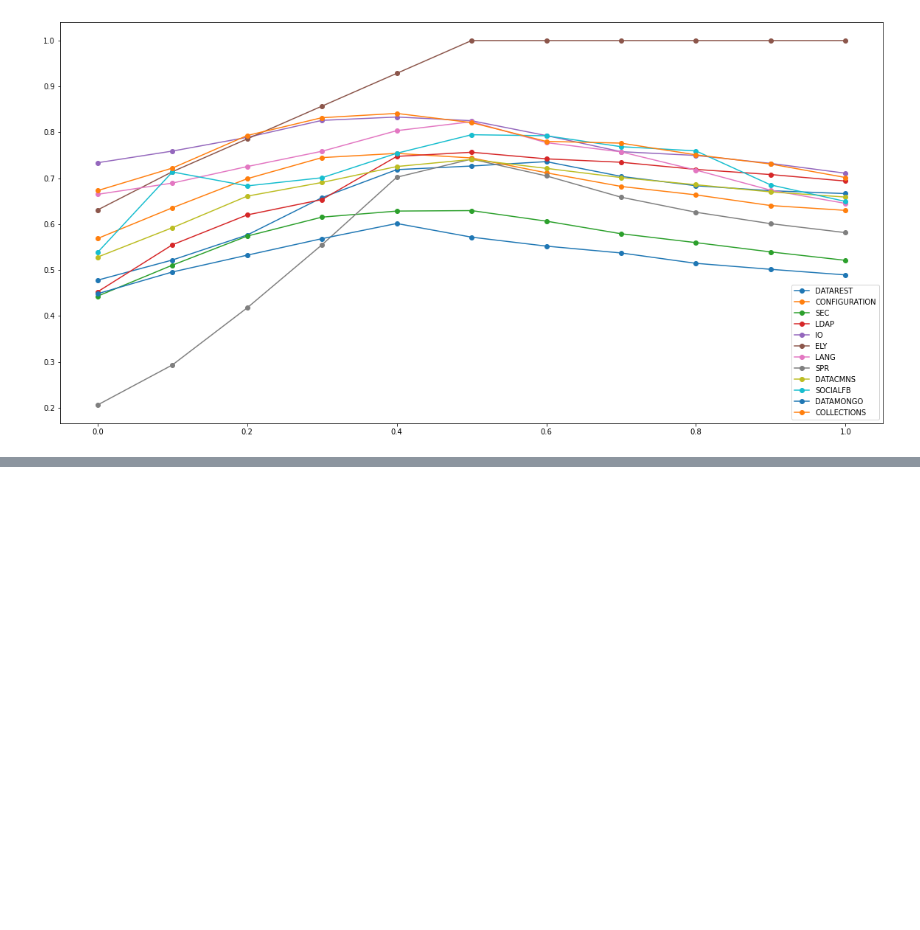
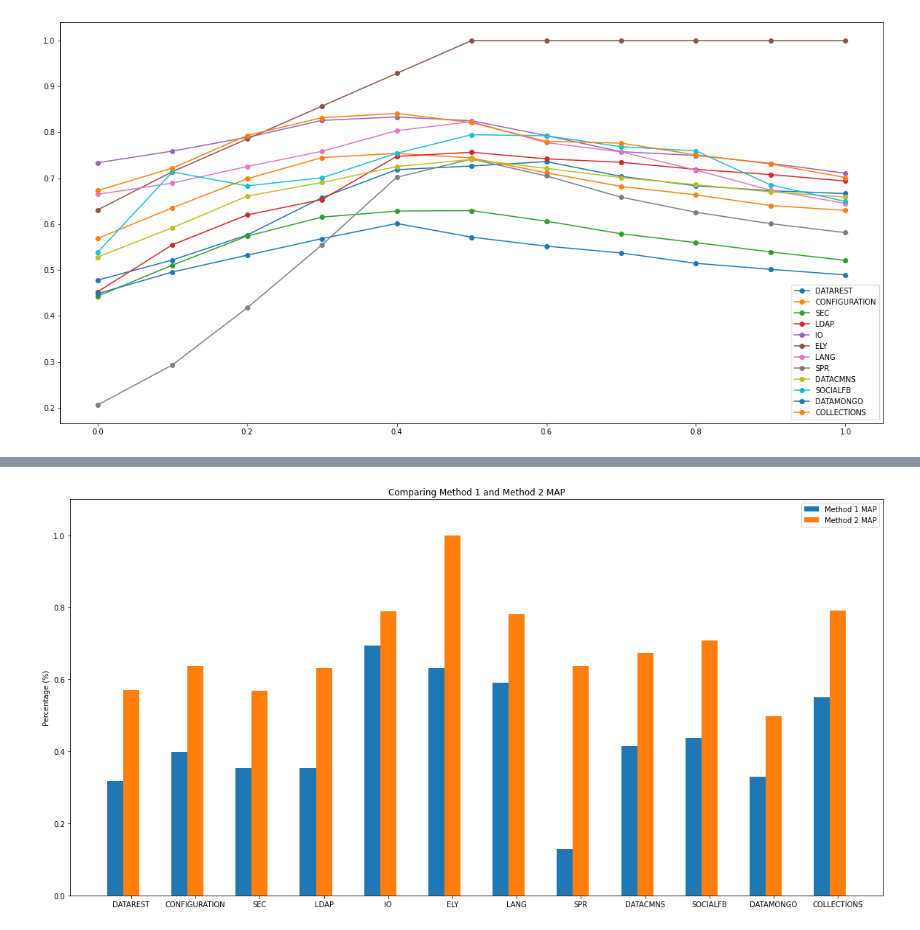
Before and after one commit to JeremyOlea/BugLocator, a Jupyter notebook: Method2.ipynb, the cells around one changed output, grey strips where cells are left out. Cells and saved outputs as stored; diff of their text form; code cells hidden in the pictures; blank space fills up the shorter version.

```diff
--- a/Method2.ipynb
+++ b/Method2.ipynb
@@ -743,0 +725,3 @@ create_line_graph(alpha_MRR)
+# %%
+method_1 = all_combined_alpha_performance_table[0]
+best_method_2 = all_combined_alpha_performance_table[5]
@@ -743,0 +760,22 @@ create_line_graph(alpha_MRR)
+# %%
+def visualize_compare_methods(df, df2, data_metric):
+    proj_x = df.index.to_numpy()
+    metric1 = df[data_metric].to_numpy()
+    metric2 = df2[data_metric].to_numpy()
+
+    upper_lim = max(np.amax(metric1), np.amax(metric2))
+
+    x_pos = np.arange(len(proj_x))
+    plt.figure(figsize=(20,10))
+    plt.xticks(x_pos, proj_x)
+    width = 0.25
+    plt.title(f'Comparing Method 1 and Method 2 {data_metric}')
+    plt.ylabel('Percentage (%)')
+    plt.ylim(0, upper_lim + 0.1*upper_lim)
+    plt.bar(x_pos - width, metric1, width=width, label=f'Method 1 {data_metric}')
+    plt.bar(x_pos, metric2,  width=width, label=f'Method 2 {data_metric}')
+    plt.legend()
+# %%
+visualize_compare_methods(method_1, best_method_2, 'MAP')
+# %% [output]
+[figure, added]
```
Also changed, not shown: parts of 23 cells of this notebook, 1 other file.
